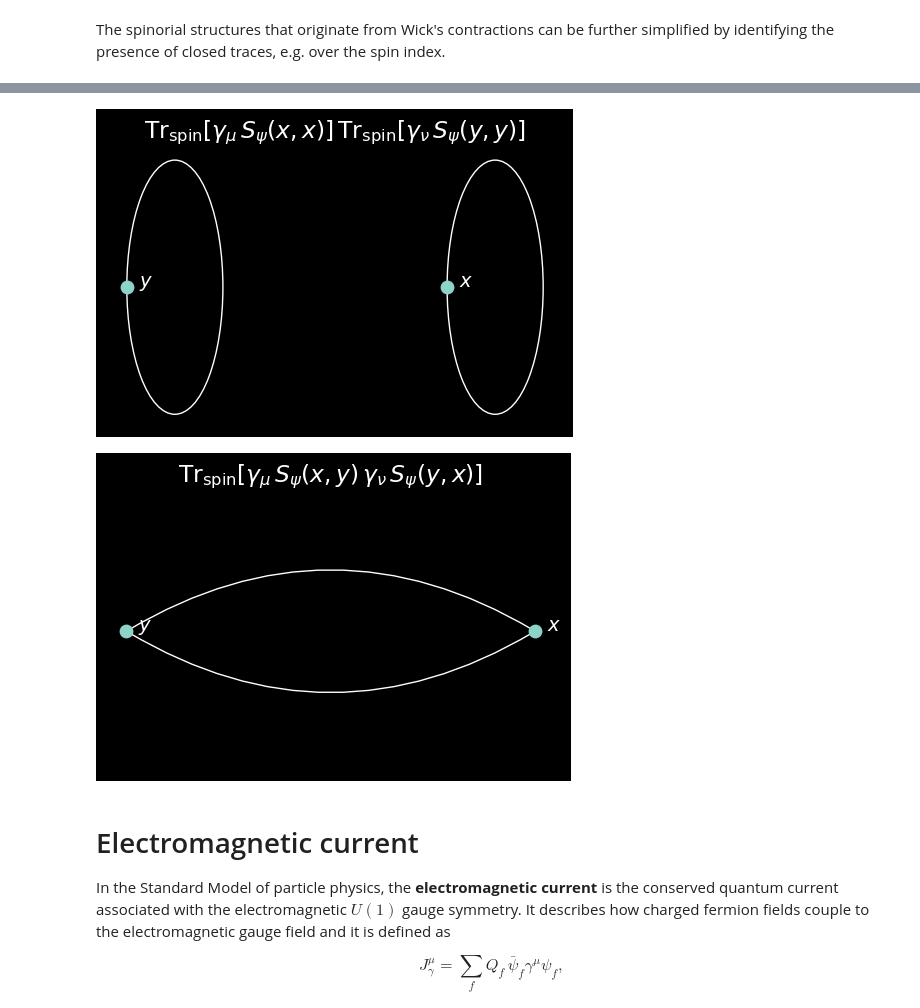
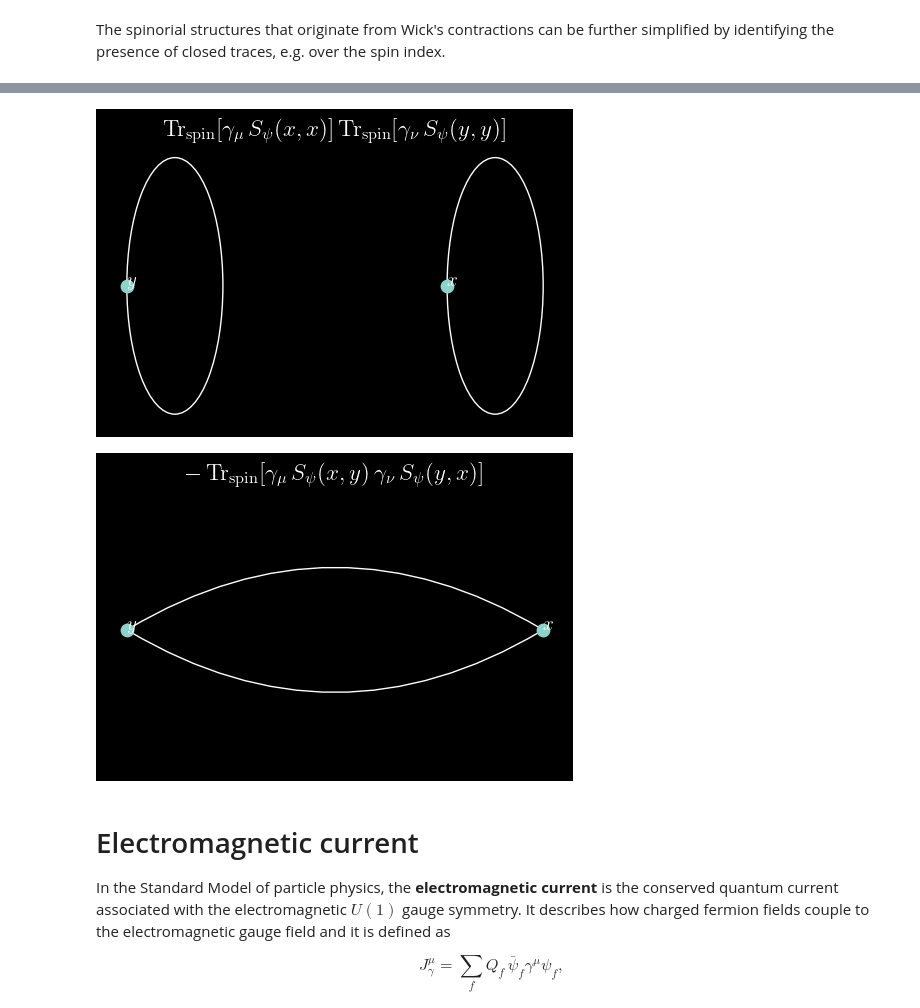
Before and after one commit to mbruno46/giancarlo, a Jupyter notebook: tutorials/fermions.ipynb, the cells around one changed output, grey strips where cells are left out. Drawn from its saved outputs; the diff is of its cells as text; code cells hidden in the pictures.

```diff
--- a/tutorials/fermions.ipynb
+++ b/tutorials/fermions.ipynb
@@ -67,8 +61,8 @@ $( + [ \gamma_{\mu}(x_{1}, x_{2})\,S_{\psi}(x, x)(x_{2}, x_{1})\,\gamma_{\nu}(x_
 # %%
-expr.trace(['spin']).draw()
+expr.contract('spin').draw()
 # %% [output]
-[figure, old version]
+[figure, new version]
-[figure, old version]
+[figure, new version]
 # %% [markdown]
 # Electromagnetic current
 
```
Also changed, not shown: parts of 15 cells of this notebook, 3 other files.
